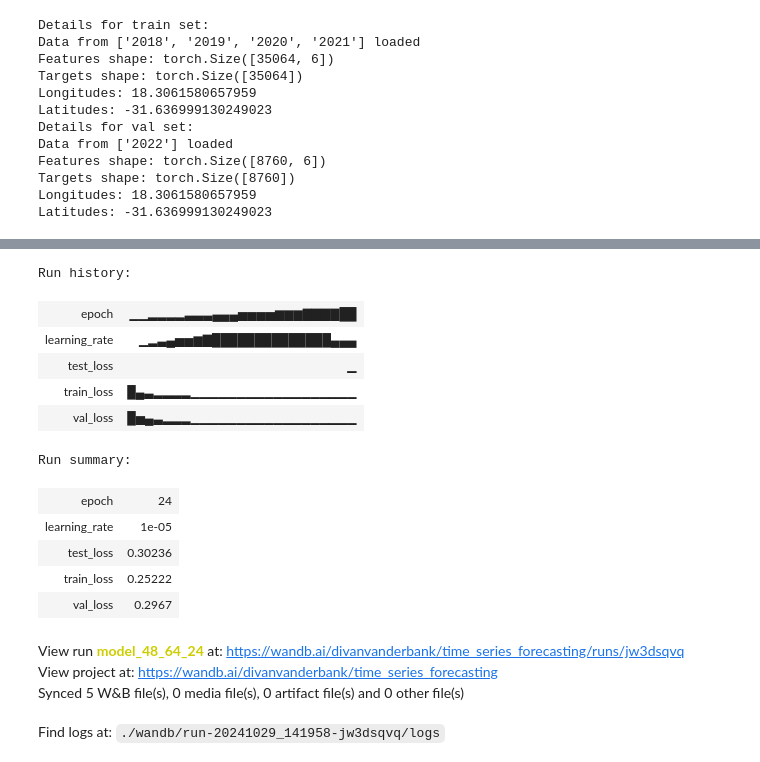
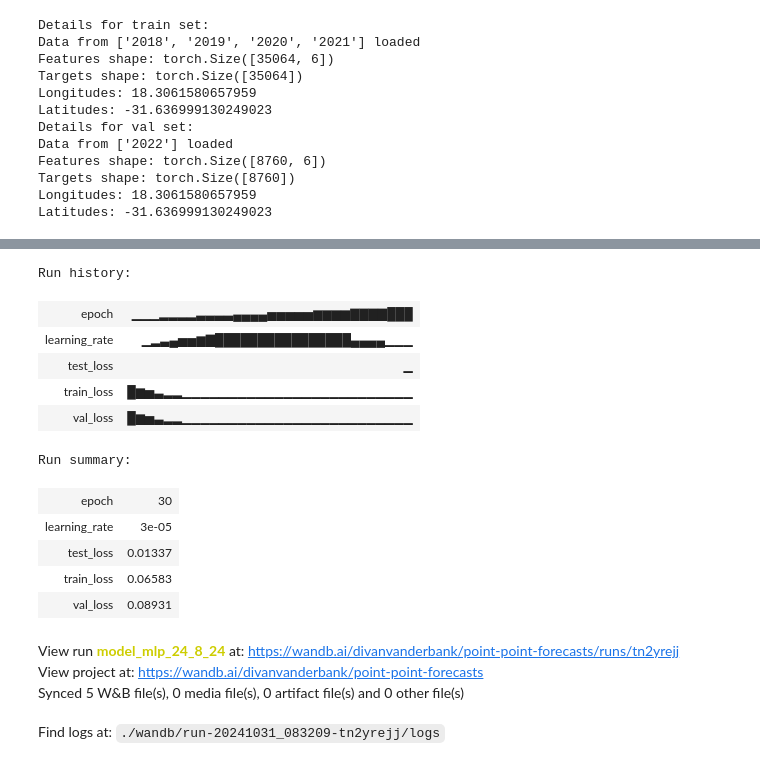
Before and after one commit to Divanvdb/forecasting_experiments, a Jupyter notebook: point_to_point.ipynb, the cells around one changed output, grey strips where cells are left out. Drawn from its saved outputs; the diff is of its cells as text; code cells hidden in the pictures.

```diff
--- a/point_to_point.ipynb
+++ b/point_to_point.ipynb
@@ -98,15 +238,17 @@ class EnsembleForecastingModel(nn.Module):
 
         return ensemble_output
 # %%
-window_size = 5
+window_size = 24
 steps = 24
 spaces = 0
-hidden_size = 32
-batch_size = 64
+hidden_size = 8
+batch_size = 32
 n_heads = 4
 num_layers = 8
+intervals = 1
+all_variables = False
 series_target = True
-lightning = False
+lightning = True
 verbose = True
 
 config = {
@@ -121,13 +263,13 @@ config = {
     "lightning": [lightning],
 }
 
-train_set = WeatherData(window_size=window_size, step_size=steps, set='train', spaces=spaces, lightning=lightning, series_target=series_target, verbose=verbose)
+train_set = WeatherData(window_size=window_size, step_size=steps, set='train', spaces=spaces, intervals=intervals, lightning=lightning, all_variables=all_variables, series_target=series_target, verbose=verbose)
 train_loader = DataLoader(train_set,
-                           batch_size=batch_size, shuffle=True)
+                           batch_size=batch_size, shuffle=True, drop_last=True)
 
-val_set = WeatherData(window_size=window_size, step_size=steps, set='val', spaces=spaces, lightning=lightning, series_target=series_target, verbose=verbose)
+val_set = WeatherData(window_size=window_size, step_size=steps, set='val', spaces=spaces, intervals=intervals, lightning=lightning,all_variables=all_variables, series_target=series_target, verbose=verbose)
 val_loader = DataLoader(val_set,
-                           batch_size=batch_size, shuffle=False)
+                           batch_size=batch_size, shuffle=False, drop_last=True)
 # %% [output]
 Details for train set:
 Data from ['2018', '2019', '2020', '2021'] loaded
@@ -201,14 +347,17 @@ torch.Size([64, 5])
 # Hyperparameters
 n_epochs = 100
 warmup_epochs = 10
-initial_lr = 1e-5
+initial_lr = 1e-4
 early_stopping_patience = 5
-checkpoint_path = f'best_model_{window_size}_{hidden_size}_{steps}.pth'
+checkpoint_path = f'best_mlp_{window_size}_{hidden_size}_{steps}.pth'
 
-wandb.init(project="time_series_forecasting", name=f'model_{window_size}_{hidden_size}_{steps}', config=config)
+wandb.init(project="point-point-forecasts", name=f'model_mlp_{window_size}_{hidden_size}_{steps}', config=config)
 
 device = torch.device("cuda" if torch.cuda.is_available() else "cpu")
 
+model.to(device)
+
 train_model(model, train_loader, val_loader, n_epochs=n_epochs, warmup_epochs=warmup_epochs,
-            initial_lr=initial_lr, early_stopping_patience=early_stopping_patience, checkpoint_path=checkpoint_path, device=device)
+            initial_lr=initial_lr, early_stopping_patience=early_stopping_patience, checkpoint_path=checkpoint_path, device=device,
+            criterion=nn.L1Loss())
 # %% [output]
@@ -253,5 +392,5 @@ Best model loaded for evaluation or further use.
 # %%
-test_loader = DataLoader(WeatherData(window_size=window_size, step_size=steps, set='test', spaces=spaces, lightning=True, verbose=True),
+test_loader = DataLoader(WeatherData(window_size=window_size, step_size=steps, set='test', spaces=spaces,intervals=intervals, lightning=True, verbose=True),
                             batch_size=batch_size, shuffle=False)
 
 model.load_state_dict(torch.load(checkpoint_path))
@@ -275,18 +414,18 @@ Test loss: 0.30236220255453405
 Run history:
-| epoch | ▁▁▂▂▂▂▃▃▃▄▄▄▅▅▅▅▆▆▆▇▇▇▇██ |
-| learning_rate | ▁▂▃▄▅▅▆▇██████████████▄▄▄ |
+| epoch | ▁▁▁▂▂▂▂▃▃▃▃▄▄▄▄▅▅▅▅▅▆▆▆▆▇▇▇▇███ |
+| learning_rate | ▁▂▃▄▅▅▆▇████████████████▄▄▄▄▁▁▁ |
 | test_loss | ▁ |
-| train_loss | █▄▃▂▂▂▂▁▁▁▁▁▁▁▁▁▁▁▁▁▁▁▁▁▁ |
-| val_loss | █▅▄▃▂▂▂▁▁▁▁▁▁▁▁▁▁▁▁▁▁▁▁▁▁ |
+| train_loss | █▆▅▃▂▂▁▁▁▁▁▁▁▁▁▁▁▁▁▁▁▁▁▁▁▁▁▁▁▁▁ |
+| val_loss | █▆▅▃▂▂▁▁▁▁▁▁▁▁▁▁▁▁▁▁▁▁▁▁▁▁▁▁▁▁▁ |
 Run summary:
-| epoch | 24 |
-| learning_rate | 1e-05 |
-| test_loss | 0.30236 |
-| train_loss | 0.25222 |
-| val_loss | 0.2967 |
+| epoch | 30 |
+| learning_rate | 3e-05 |
+| test_loss | 0.01337 |
+| train_loss | 0.06583 |
+| val_loss | 0.08931 |
-View run model_48_64_24 at: https://wandb.ai/divanvanderbank/time_series_forecasting/runs/jw3dsqvq
-View project at: https://wandb.ai/divanvanderbank/time_series_forecasting
+View run model_mlp_24_8_24 at: https://wandb.ai/divanvanderbank/point-point-forecasts/runs/tn2yrejj
+View project at: https://wandb.ai/divanvanderbank/point-point-forecasts
 Synced 5 W&B file(s), 0 media file(s), 0 artifact file(s) and 0 other file(s)
-Find logs at: ./wandb/run-20241029_141958-jw3dsqvq/logs
+Find logs at: ./wandb/run-20241031_083209-tn2yrejj/logs
 # %%
 for batch in train_loader:
```
Also changed, not shown: parts of 5 cells of this notebook, 1 other file.
